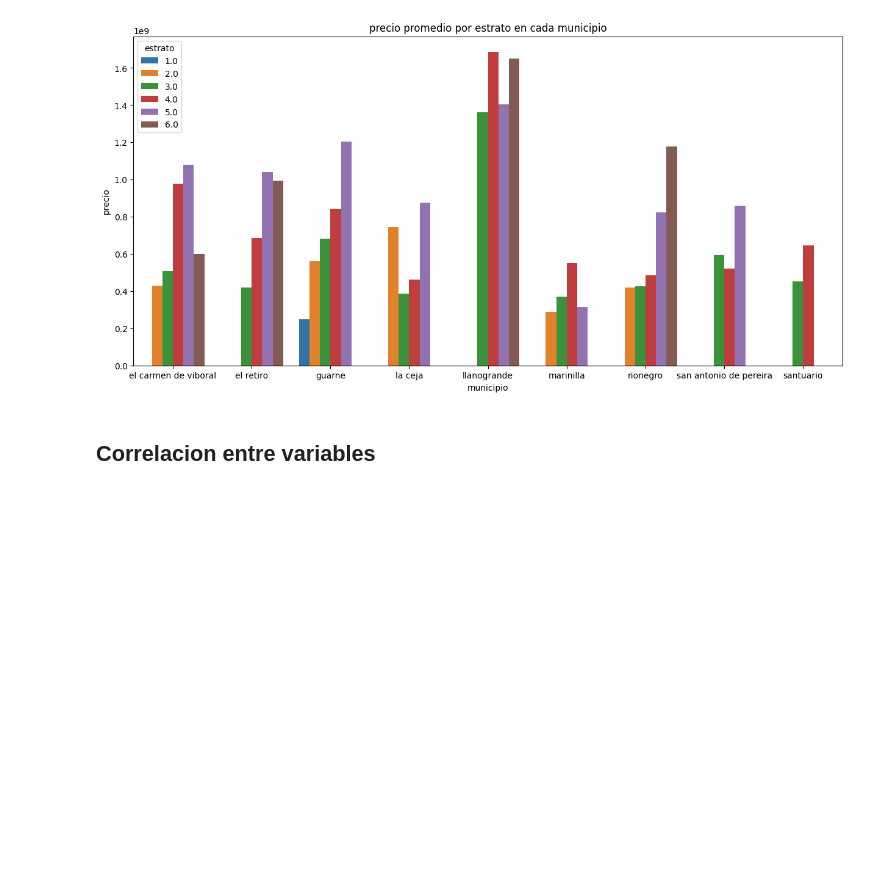
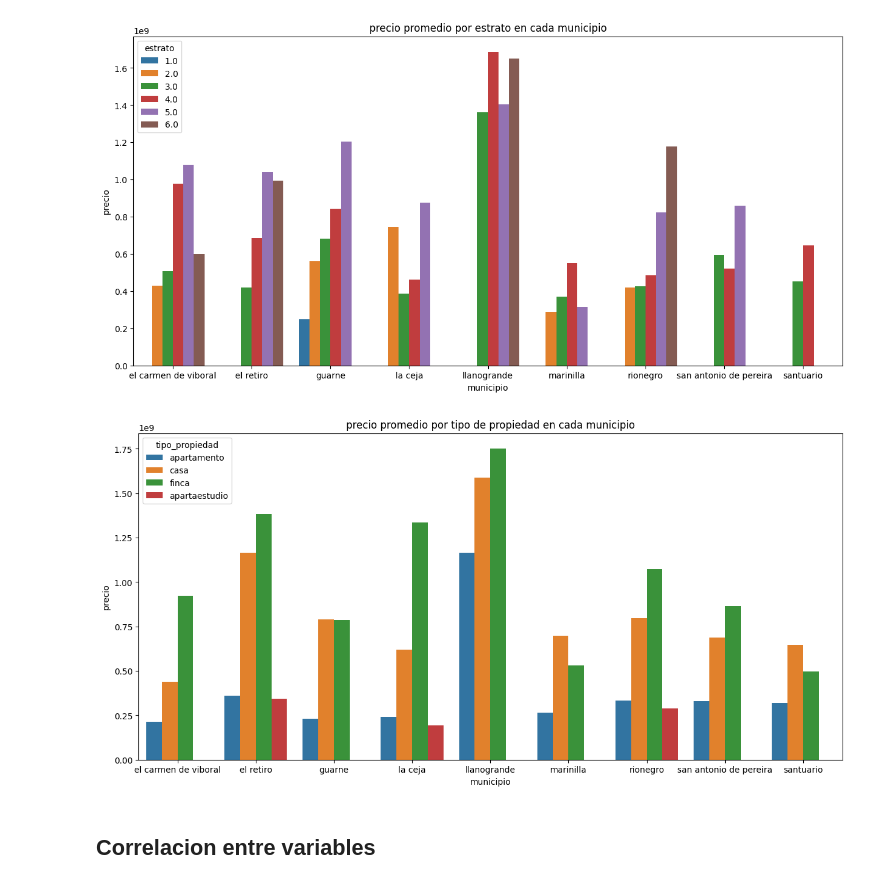
Before and after one commit to juanguzman2/Analisis-del-precio-de-las-viviendas-en-el-oriente-antioqueno, a Jupyter notebook: Script/Analisis exploratorio/Analisis_precio.ipynb, the cells around one changed output. Saved outputs shown, nothing was run; the diff lists cells and outputs as text; code cells hidden in the pictures; blank space fills up the shorter version.

```diff
--- a/Script/Analisis exploratorio/Analisis_precio.ipynb
+++ b/Script/Analisis exploratorio/Analisis_precio.ipynb
@@ -150,6 +175,15 @@ ax.set_title('precio promedio por estrato en cada municipio')
 plt.show()
 # %% [output]
 [figure]
+# %%
+# precio promedio por tipo de propiedad en cada municipio
+df_prom_tipo_muni = dfp.groupby(['municipio','tipo_propiedad'])['precio'].mean().reset_index()
+ax , fig = plt.subplots(figsize=(15,7))
+ax = sns.barplot(x='municipio', y='precio', hue='tipo_propiedad', data=df_prom_tipo_muni)
+ax.set_title('precio promedio por tipo de propiedad en cada municipio')
+plt.show()
+# %% [output]
+[figure, added]
 # %% [markdown]
 ## Correlacion entre variables
 # %%
```
Also changed, not shown: parts of 5 cells of this notebook, 2 other files.
